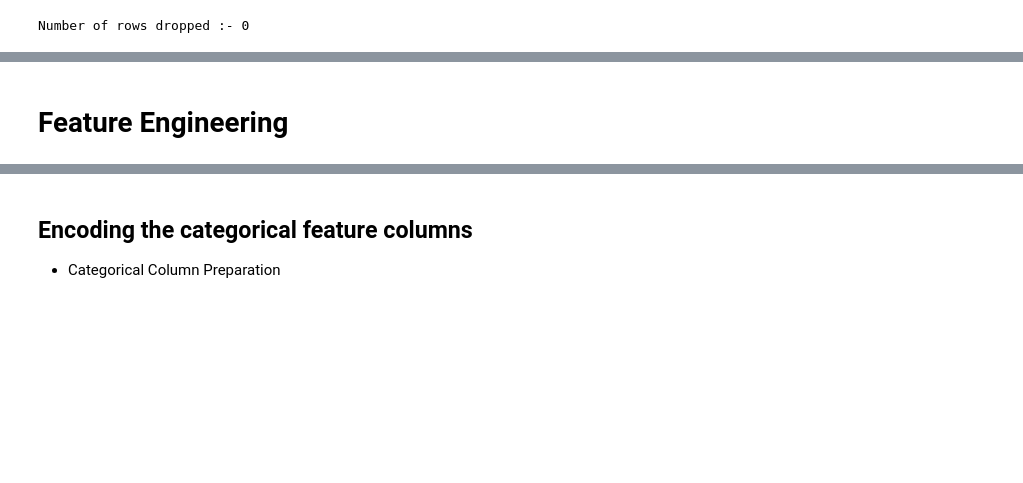
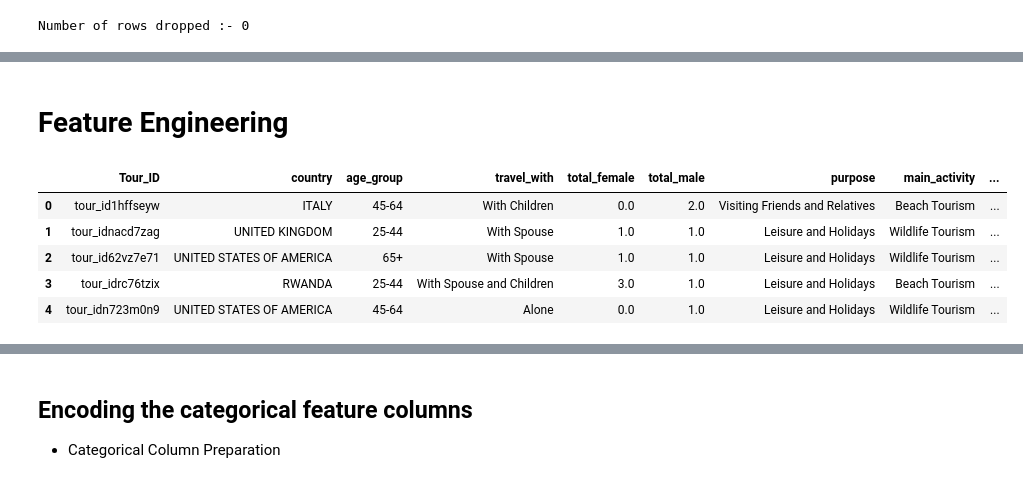
Before and after one commit to MarcelNazare/Tanzania-Tourism-Expenditure-Classsifier, a Jupyter notebook: notebooks/02_preprocessing.ipynb, the cells around one changed output, grey strips where cells are left out. Saved outputs shown, nothing was run; the diff lists cells and outputs as text; code cells hidden in the pictures; blank space fills up the shorter version.

```diff
--- a/notebooks/02_preprocessing.ipynb
+++ b/notebooks/02_preprocessing.ipynb
@@ -102,2 +90,0 @@ target_classes = ['High Cost', 'Higher Cost', 'Highest Cost', 'Low Cost', 'Lower
-# %% [markdown]
-# Feature Engineering
@@ -121,0 +91,2 @@ def preprocess_data(df):
+# %% [markdown]
+# Feature Engineering
@@ -123,3 +112,12 @@ def preprocess_data(df):
 # Applying processing
 train_df = preprocess_data(train)
 test_df = preprocess_data(test)
+# %%
+train_df.head(5)
+# %% [output]
+|  | Tour_ID | country | age_group | travel_with | total_female | total_male | purpose | main_activity | ... |
+| 0 | tour_id1hffseyw | ITALY | 45-64 | With Children | 0.0 | 2.0 | Visiting Friends and Relatives | Beach Tourism | ... |
+| 1 | tour_idnacd7zag | UNITED KINGDOM | 25-44 | With Spouse | 1.0 | 1.0 | Leisure and Holidays | Wildlife Tourism | ... |
+| 2 | tour_id62vz7e71 | UNITED STATES OF AMERICA | 65+ | With Spouse | 1.0 | 1.0 | Leisure and Holidays | Wildlife Tourism | ... |
+| 3 | tour_idrc76tzix | RWANDA | 25-44 | With Spouse and Children | 3.0 | 1.0 | Leisure and Holidays | Beach Tourism | ... |
+| 4 | tour_idn723m0n9 | UNITED STATES OF AMERICA | 45-64 | Alone | 0.0 | 1.0 | Leisure and Holidays | Wildlife Tourism | ... |
```
Also changed, not shown: parts of 8 cells of this notebook, 5 other files.
